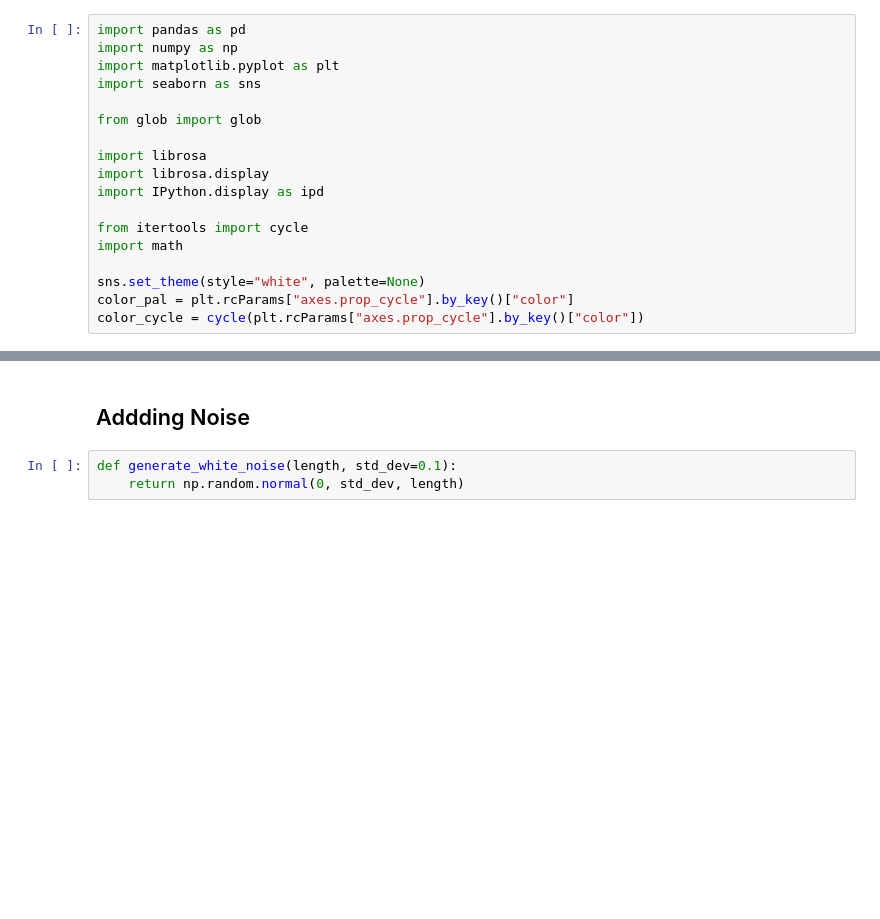
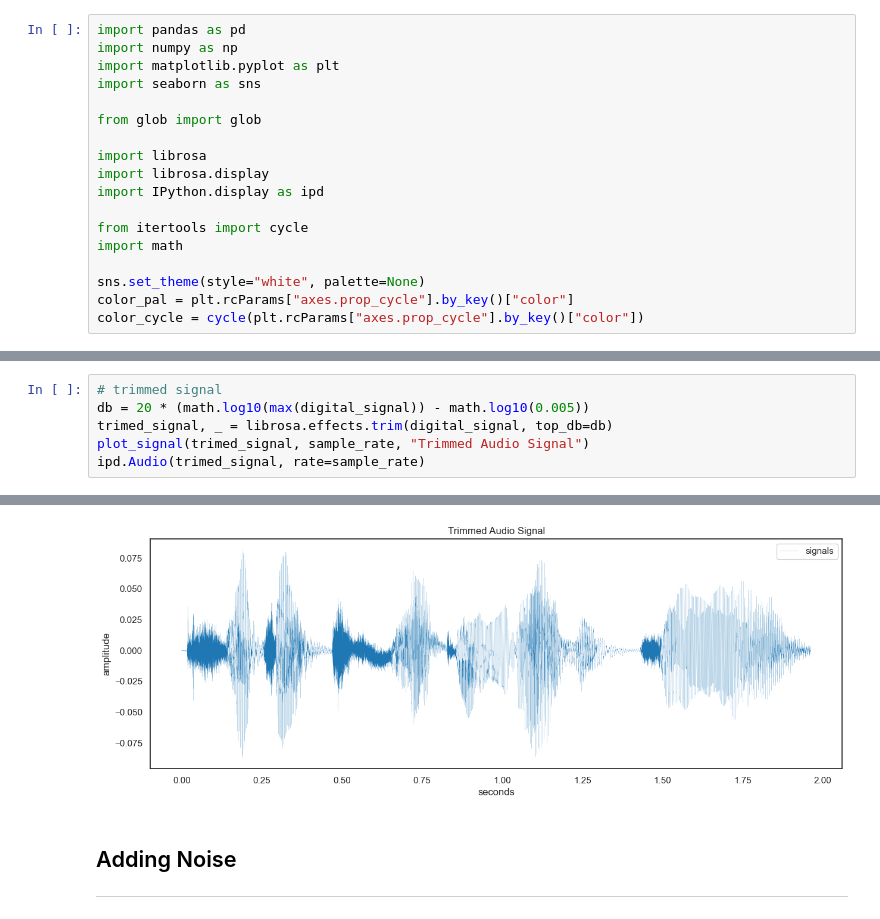
Before and after one commit to Syed-A-Naqvi/audiomorph, a Jupyter notebook: test.ipynb, the cells around one changed output, grey strips where cells are left out. Cells and saved outputs as stored; diff of their text form; blank space fills up the shorter version.

```diff
--- a/test.ipynb
+++ b/test.ipynb
@@ -68,0 +59,7 @@ ipd.Audio(trimed_signal, rate=sample_rate)
+# %%
+# trimmed signal
+db = 20 * (math.log10(max(digital_signal)) - math.log10(0.005))
+trimed_signal, _ = librosa.effects.trim(digital_signal, top_db=db)
+plot_signal(trimed_signal, sample_rate, "Trimmed Audio Signal")
+ipd.Audio(trimed_signal, rate=sample_rate)
+# %% [output]
@@ -69,5 +67,4 @@ ipd.Audio(trimed_signal, rate=sample_rate)
+[figure, added]
 # %% [markdown]
-## Addding Noise
+## Adding Noise
+---
-# %%
-def generate_white_noise(length, std_dev=0.1):
-    return np.random.normal(0, std_dev, length)
```
Also changed, not shown: parts of 15 cells of this notebook, 2 other files.
